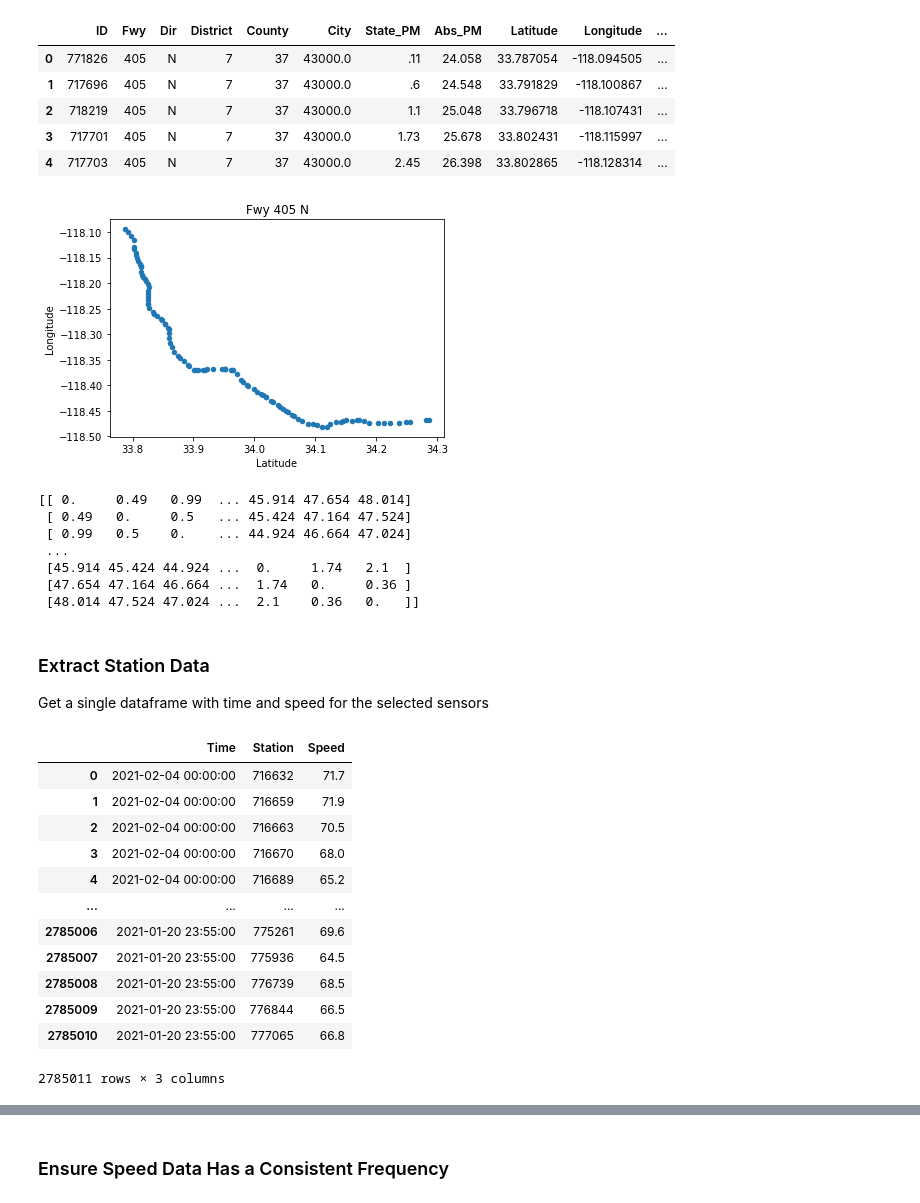
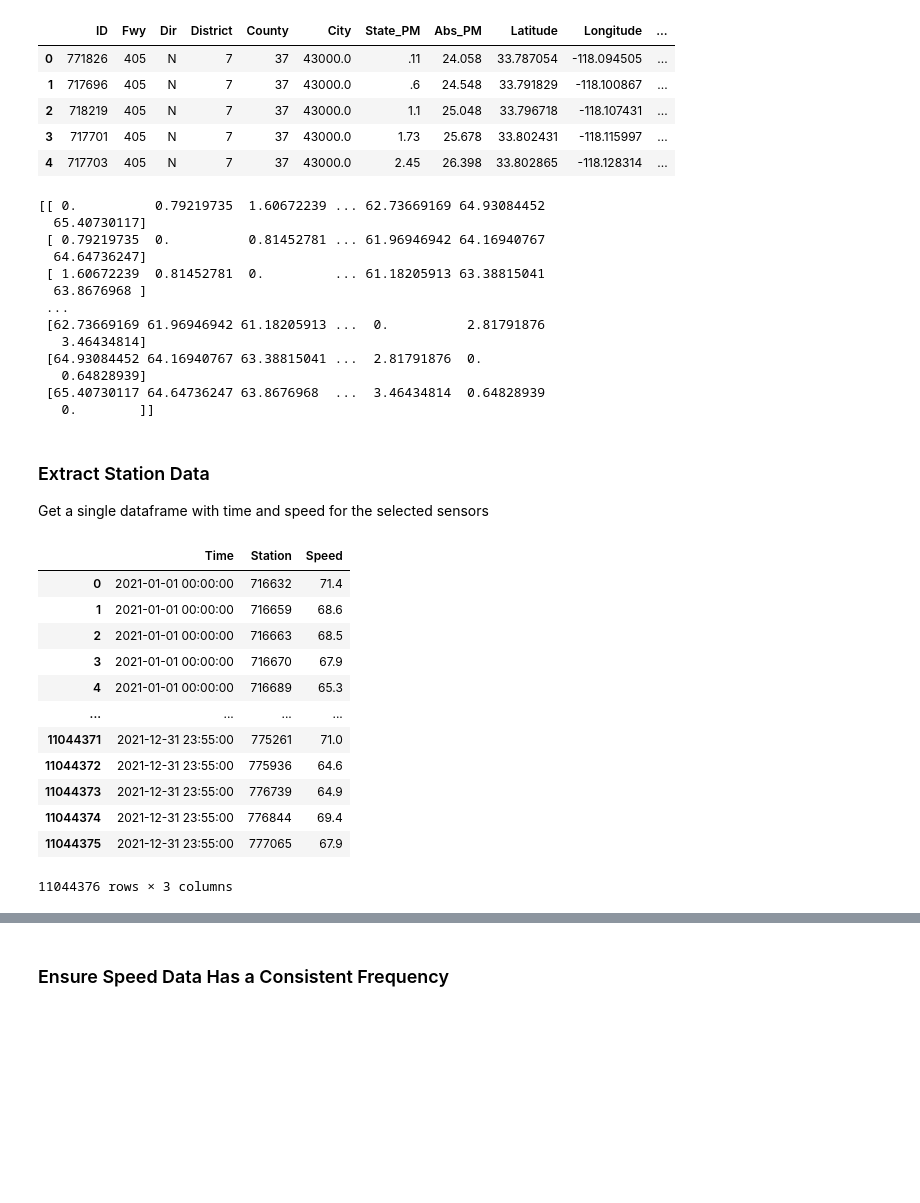
Before and after one commit to amanichopra/traffic-speed-forecasting, a Jupyter notebook: preprocessing/preprocess_fwy_405_ds.ipynb, the cells around one changed output, grey strips where cells are left out. Saved outputs shown, nothing was run; the diff lists cells and outputs as text; code cells hidden in the pictures; blank space fills up the shorter version.

Commit message:
fixed issues w/ preprocessing and added linear imputation for all data

```diff
--- a/preprocessing/preprocess_fwy_405_ds.ipynb
+++ b/preprocessing/preprocess_fwy_405_ds.ipynb
@@ -16,7 +16,7 @@ Files are stored in `/data/processed/fwy-405-n/`
 ### Setup
 # %%
 # read station metadata
-meta = pd.read_csv('../data/pems/d07_text_meta_2021_10_20.txt', sep='\t')
+meta = pd.read_csv('../data/raw_pems/d07_text_meta_2021_10_20.txt', sep='\t')
 meta = meta[['ID', 'Fwy', 'Dir', 'District', 'County', 'City', 'State_PM', 'Abs_PM',
              'Latitude', 'Longitude', 'Length', 'Type', 'Lanes', 'Name']]
 
@@ -30,12 +30,12 @@ meta.head()
 | 4 | 715904 | 5 | S | 7 | 37 | 69154.0 | 2.27 | 118.840 | 33.892489 | -118.044573 | ... |
 # %%
 # read station data helper function
-data_dict = pd.read_csv('../data/pems/station_dict.csv', names=['Feature', 'Description', 'Unit']).iloc[1:].reset_index(drop=True)
+data_dict = pd.read_csv('../data/raw_pems/station_dict.csv', names=['Feature', 'Description', 'Unit']).iloc[1:].reset_index(drop=True)
 colnames = data_dict['Feature'].values.tolist()
 colnames_subset = ['Timestamp', 'Station', 'Station Length', 'Samples', 'Total Flow', 'Avg Occupancy', 'Avg Speed',
                 'Lane N Samples', 'Lane N Flow', 'Lane N Avg Occ', 'Lane N Avg Speed', 'Lane N Observed']
 
-FILES = glob('../data/pems/*.gz')
+FILES = sorted(glob('../data/raw_pems/*.gz'))
 
 def read_station_data(file_no):
 
@@ -61,8 +61,3 @@ meta.head()
 | 2 | 718219 | 405 | N | 7 | 37 | 43000.0 | 1.1 | 25.048 | 33.796718 | -118.107431 | ... |
 | 3 | 717701 | 405 | N | 7 | 37 | 43000.0 | 1.73 | 25.678 | 33.802431 | -118.115997 | ... |
 | 4 | 717703 | 405 | N | 7 | 37 | 43000.0 | 2.45 | 26.398 | 33.802865 | -118.128314 | ... |
-# %%
-# show route
-p = meta.plot.scatter('Latitude', 'Longitude', title='Fwy 405 N')
-# %% [output]
-[figure, removed]
@@ -91,48 +100,54 @@ mat_upstream = np.array( [[y-x if y-x>=0 else np.inf for y in meta['Abs_PM']] fo
 mat_adjacent = np.array( [[abs(x-y) if abs(i-j)<=1 else np.inf for (i,y) in enumerate(meta['Abs_PM'])] \
                                                          for (j,x) in enumerate(meta['Abs_PM'])] )
 
-print(mat_all)
+print(mat_haversine)
 # %% [output]
-[[ 0.     0.49   0.99  ... 45.914 47.654 48.014]
- [ 0.49   0.     0.5   ... 45.424 47.164 47.524]
- [ 0.99   0.5    0.    ... 44.924 46.664 47.024]
+[[ 0.          0.79219735  1.60672239 ... 62.73669169 64.93084452
+  65.40730117]
+ [ 0.79219735  0.          0.81452781 ... 61.96946942 64.16940767
+  64.64736247]
+ [ 1.60672239  0.81452781  0.         ... 61.18205913 63.38815041
+  63.8676968 ]
  ...
- [45.914 45.424 44.924 ...  0.     1.74   2.1  ]
- [47.654 47.164 46.664 ...  1.74   0.     0.36 ]
- [48.014 47.524 47.024 ...  2.1    0.36   0.   ]]
+ [62.73669169 61.96946942 61.18205913 ...  0.          2.81791876
+   3.46434814]
+ [64.93084452 64.16940767 63.38815041 ...  2.81791876  0.
+   0.64828939]
+ [65.40730117 64.64736247 63.8676968  ...  3.46434814  0.64828939
+   0.        ]]
 # %% [markdown]
 ### Extract Station Data
 Get a single dataframe with time and speed for the selected sensors
 # %%
 # function to extract time x speed dataframe for selected stations
 def get_station_data(start_day, end_day):
     data = []
     for i in tqdm( range(start_day, end_day) ):
         df = read_station_data(i)
         df = df[df['Station'].isin(meta['ID'])]
         df = df[['Timestamp', 'Station', 'Avg Speed']]
         df.columns = ['Time', 'Station', 'Speed']
         data.append(df)
 
     return pd.concat(data).reset_index(drop=True)
 
-# select May - July
-df = get_station_data(120, 212)
+# select all of 2021
+df = get_station_data(0, len(FILES))
 df
 # %% [output]
 |  | Time | Station | Speed |
-| 0 | 2021-02-04 00:00:00 | 716632 | 71.7 |
-| 1 | 2021-02-04 00:00:00 | 716659 | 71.9 |
-| 2 | 2021-02-04 00:00:00 | 716663 | 70.5 |
-| 3 | 2021-02-04 00:00:00 | 716670 | 68.0 |
-| 4 | 2021-02-04 00:00:00 | 716689 | 65.2 |
+| 0 | 2021-01-01 00:00:00 | 716632 | 71.4 |
+| 1 | 2021-01-01 00:00:00 | 716659 | 68.6 |
+| 2 | 2021-01-01 00:00:00 | 716663 | 68.5 |
+| 3 | 2021-01-01 00:00:00 | 716670 | 67.9 |
+| 4 | 2021-01-01 00:00:00 | 716689 | 65.3 |
 | ... | ... | ... | ... |
-| 2785006 | 2021-01-20 23:55:00 | 775261 | 69.6 |
-| 2785007 | 2021-01-20 23:55:00 | 775936 | 64.5 |
-| 2785008 | 2021-01-20 23:55:00 | 776739 | 68.5 |
-| 2785009 | 2021-01-20 23:55:00 | 776844 | 66.5 |
-| 2785010 | 2021-01-20 23:55:00 | 777065 | 66.8 |
+| 11044371 | 2021-12-31 23:55:00 | 775261 | 71.0 |
+| 11044372 | 2021-12-31 23:55:00 | 775936 | 64.6 |
+| 11044373 | 2021-12-31 23:55:00 | 776739 | 64.9 |
+| 11044374 | 2021-12-31 23:55:00 | 776844 | 69.4 |
+| 11044375 | 2021-12-31 23:55:00 | 777065 | 67.9 |
-2785011 rows × 3 columns
+11044376 rows × 3 columns
 # %%
 # create pivoted df with column for each station
 pivoted_df = df.pivot_table(values='Speed', index='Time', columns='Station')
```
Also changed, not shown: parts of 8 cells of this notebook, 25 other files.
